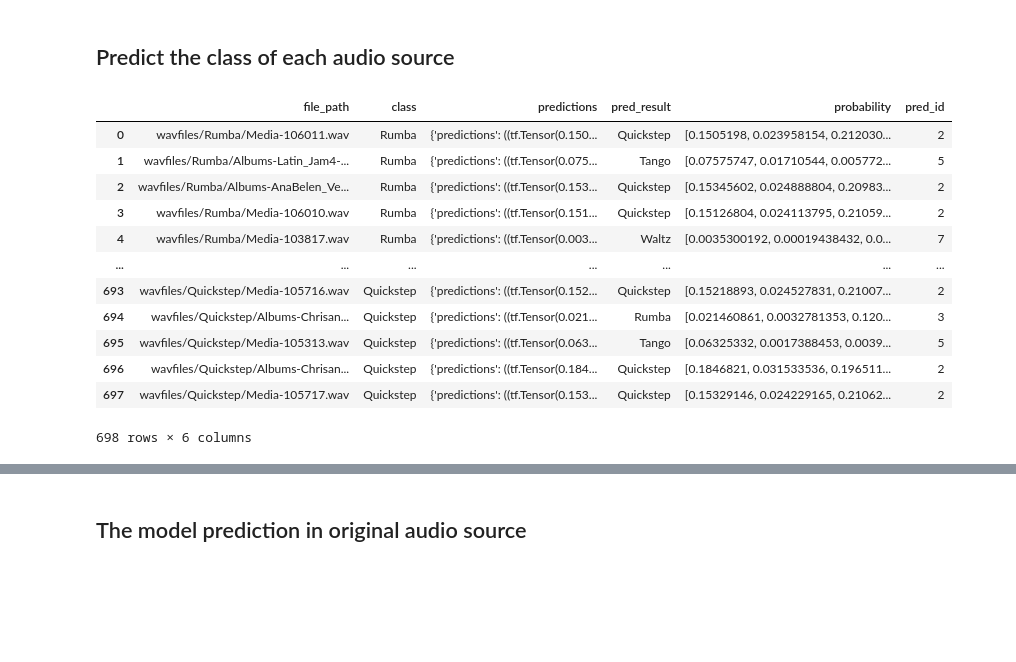
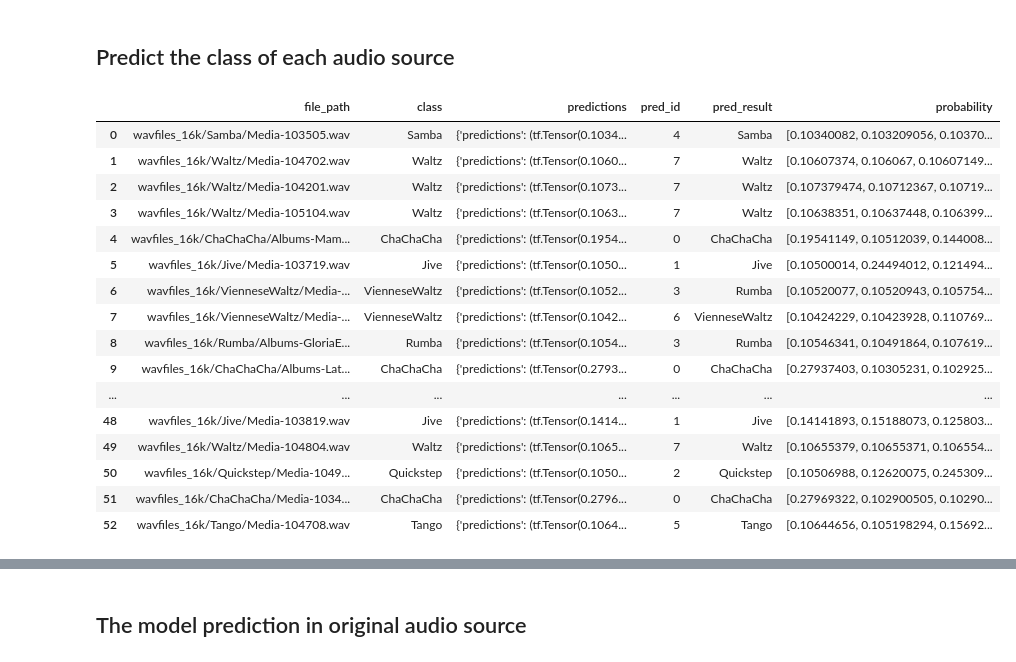
Before and after one commit to D3auuvc/xai_music, a Jupyter notebook: LIME/analysis_model_in_audio.ipynb, the cells around one changed output, grey strips where cells are left out. Saved outputs shown, nothing was run; the diff lists cells and outputs as text; code cells hidden in the pictures; blank space fills up the shorter version.

```diff
--- a/LIME/analysis_model_in_audio.ipynb
+++ b/LIME/analysis_model_in_audio.ipynb
@@ -16,0 +25,24 @@ for root, dirs, files in os.walk(wavfiles_dir):
+# %%
+import librosa
+import soundfile as sf
+import os
+
+# Function to downsample audio
+def downsample_audio(file_path, target_sr=16000):
+    # Load audio file
+    y, sr = librosa.load(file_path, sr=None)
+    # Resample the audio to target sample rate
+    y_resampled = librosa.resample(y, orig_sr=sr, target_sr=target_sr)
+    # Save the resampled audio to a new path
+    new_path = file_path.replace('wavfiles', 'wavfiles_16k')
+    if not os.path.exists(os.path.dirname(new_path)):
+        os.makedirs(os.path.dirname(new_path))
+    sf.write(new_path, y_resampled, target_sr)
+    return new_path
+
+# Apply downsampling to all audio files in the DataFrame
+test_df['file_path'] = test_df['file_path'].apply(downsample_audio)
+
+
+print(test_df.shape)
+test_df.head()
@@ -29,29 +94,33 @@ import pandas as pd
 # Create a DataFrame to store wav file paths and their predicted classes
 wav_files_df = pd.DataFrame(columns=['file_path', 'class', 'predictions'])
 
-wav_files_df['file_path'] = wav_files_paths
-wav_files_df['class'] = wav_files_df['file_path'].apply(lambda x: x.split('/')[-2])
+wav_files_df['file_path'] = test_df['file_path']
+wav_files_df['class'] = test_df['class']
 wav_files_df['predictions'] = wav_files_df['file_path'].apply(lambda x: model(x))
 # %%
-wav_files_df['pred_id']= wav_files_df['predictions'].apply(lambda x: x['class_ids'].numpy()[0])
-wav_files_df['pred_result']= wav_files_df['predictions'].apply(lambda x: x['class_names'].numpy()[0].decode('utf-8'))
-wav_files_df['probability']= wav_files_df['predictions'].apply(lambda x: x['predictions'].numpy()[0])
+wav_files_df['pred_id']= wav_files_df['predictions'].apply(lambda x: x['class_ids'].numpy())
+wav_files_df['pred_result']= wav_files_df['predictions'].apply(lambda x: x['class_names'].numpy().decode('utf-8'))
+wav_files_df['probability']= wav_files_df['predictions'].apply(lambda x: x['predictions'].numpy())
 
 wav_files_df
 # %% [output]
-|  | file_path | class | predictions | pred_result | probability | pred_id |
-| 0 | wavfiles/Rumba/Media-106011.wav | Rumba | {'predictions': ((tf.Tensor(0.150... | Quickstep | [0.1505198, 0.023958154, 0.212030... | 2 |
-| 1 | wavfiles/Rumba/Albums-Latin_Jam4-... | Rumba | {'predictions': ((tf.Tensor(0.075... | Tango | [0.07575747, 0.01710544, 0.005772... | 5 |
-| 2 | wavfiles/Rumba/Albums-AnaBelen_Ve... | Rumba | {'predictions': ((tf.Tensor(0.153... | Quickstep | [0.15345602, 0.024888804, 0.20983... | 2 |
-| 3 | wavfiles/Rumba/Media-106010.wav | Rumba | {'predictions': ((tf.Tensor(0.151... | Quickstep | [0.15126804, 0.024113795, 0.21059... | 2 |
-| 4 | wavfiles/Rumba/Media-103817.wav | Rumba | {'predictions': ((tf.Tensor(0.003... | Waltz | [0.0035300192, 0.00019438432, 0.0... | 7 |
+|  | file_path | class | predictions | pred_id | pred_result | probability |
+| 0 | wavfiles_16k/Samba/Media-103505.wav | Samba | {'predictions': (tf.Tensor(0.1034... | 4 | Samba | [0.10340082, 0.103209056, 0.10370... |
+| 1 | wavfiles_16k/Waltz/Media-104702.wav | Waltz | {'predictions': (tf.Tensor(0.1060... | 7 | Waltz | [0.10607374, 0.106067, 0.10607149... |
+| 2 | wavfiles_16k/Waltz/Media-104201.wav | Waltz | {'predictions': (tf.Tensor(0.1073... | 7 | Waltz | [0.107379474, 0.10712367, 0.10719... |
+| 3 | wavfiles_16k/Waltz/Media-105104.wav | Waltz | {'predictions': (tf.Tensor(0.1063... | 7 | Waltz | [0.10638351, 0.10637448, 0.106399... |
+| 4 | wavfiles_16k/ChaChaCha/Albums-Mam... | ChaChaCha | {'predictions': (tf.Tensor(0.1954... | 0 | ChaChaCha | [0.19541149, 0.10512039, 0.144008... |
+| 5 | wavfiles_16k/Jive/Media-103719.wav | Jive | {'predictions': (tf.Tensor(0.1050... | 1 | Jive | [0.10500014, 0.24494012, 0.121494... |
+| 6 | wavfiles_16k/VienneseWaltz/Media-... | VienneseWaltz | {'predictions': (tf.Tensor(0.1052... | 3 | Rumba | [0.10520077, 0.10520943, 0.105754... |
+| 7 | wavfiles_16k/VienneseWaltz/Media-... | VienneseWaltz | {'predictions': (tf.Tensor(0.1042... | 6 | VienneseWaltz | [0.10424229, 0.10423928, 0.110769... |
+| 8 | wavfiles_16k/Rumba/Albums-GloriaE... | Rumba | {'predictions': (tf.Tensor(0.1054... | 3 | Rumba | [0.10546341, 0.10491864, 0.107619... |
+| 9 | wavfiles_16k/ChaChaCha/Albums-Lat... | ChaChaCha | {'predictions': (tf.Tensor(0.2793... | 0 | ChaChaCha | [0.27937403, 0.10305231, 0.102925... |
 | ... | ... | ... | ... | ... | ... | ... |
-| 693 | wavfiles/Quickstep/Media-105716.wav | Quickstep | {'predictions': ((tf.Tensor(0.152... | Quickstep | [0.15218893, 0.024527831, 0.21007... | 2 |
-| 694 | wavfiles/Quickstep/Albums-Chrisan... | Quickstep | {'predictions': ((tf.Tensor(0.021... | Rumba | [0.021460861, 0.0032781353, 0.120... | 3 |
-| 695 | wavfiles/Quickstep/Media-105313.wav | Quickstep | {'predictions': ((tf.Tensor(0.063... | Tango | [0.06325332, 0.0017388453, 0.0039... | 5 |
-| 696 | wavfiles/Quickstep/Albums-Chrisan... | Quickstep | {'predictions': ((tf.Tensor(0.184... | Quickstep | [0.1846821, 0.031533536, 0.196511... | 2 |
-| 697 | wavfiles/Quickstep/Media-105717.wav | Quickstep | {'predictions': ((tf.Tensor(0.153... | Quickstep | [0.15329146, 0.024229165, 0.21062... | 2 |
+| 48 | wavfiles_16k/Jive/Media-103819.wav | Jive | {'predictions': (tf.Tensor(0.1414... | 1 | Jive | [0.14141893, 0.15188073, 0.125803... |
+| 49 | wavfiles_16k/Waltz/Media-104804.wav | Waltz | {'predictions': (tf.Tensor(0.1065... | 7 | Waltz | [0.10655379, 0.10655371, 0.106554... |
+| 50 | wavfiles_16k/Quickstep/Media-1049... | Quickstep | {'predictions': (tf.Tensor(0.1050... | 2 | Quickstep | [0.10506988, 0.12620075, 0.245309... |
+| 51 | wavfiles_16k/ChaChaCha/Media-1034... | ChaChaCha | {'predictions': (tf.Tensor(0.2796... | 0 | ChaChaCha | [0.27969322, 0.102900505, 0.10290... |
+| 52 | wavfiles_16k/Tango/Media-104708.wav | Tango | {'predictions': (tf.Tensor(0.1064... | 5 | Tango | [0.10644656, 0.105198294, 0.15692... |
-698 rows × 6 columns
 # %%
 wav_files_df.to_csv('original_source_predictions.csv')
 # %%
```
Also changed, not shown: parts of 7 cells of this notebook, 5 other files.
